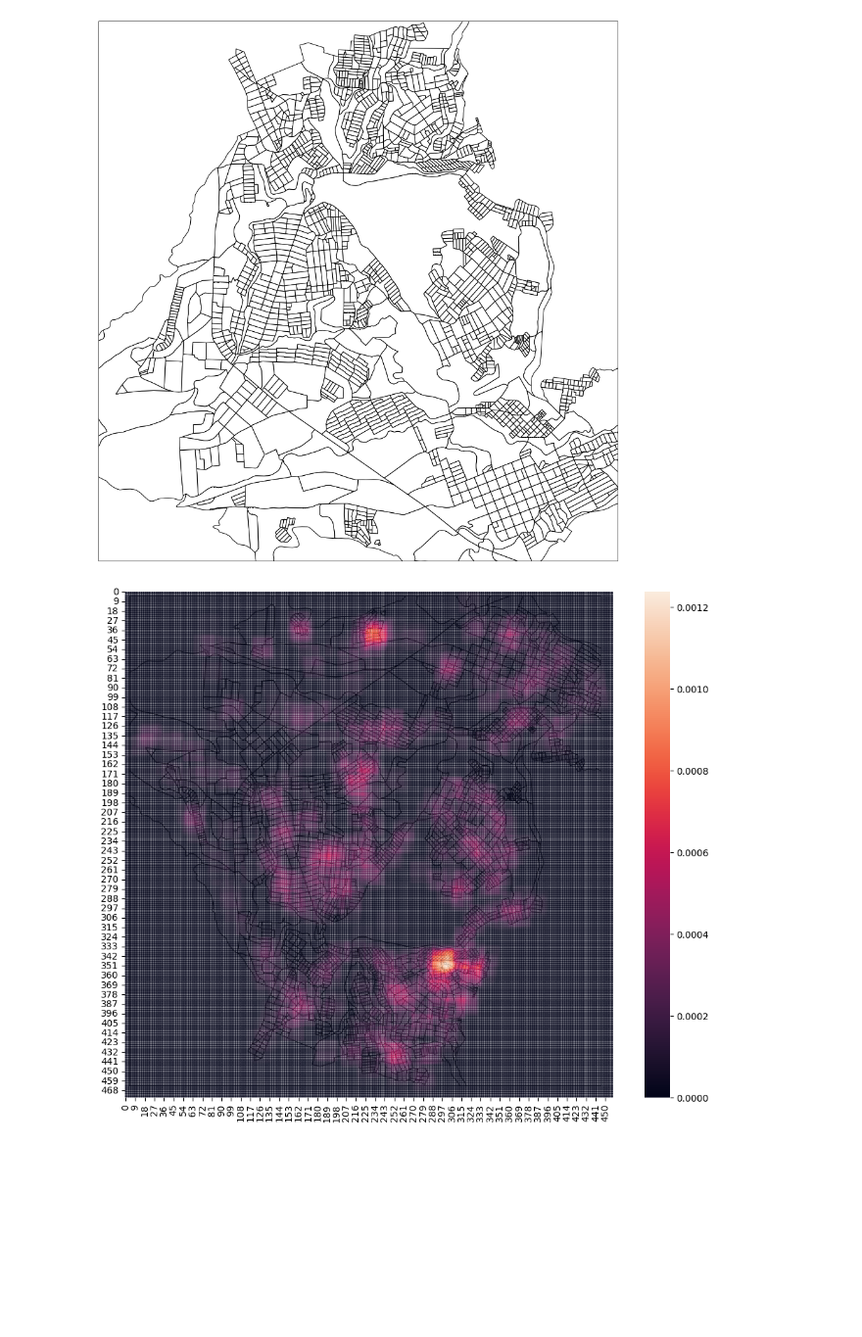
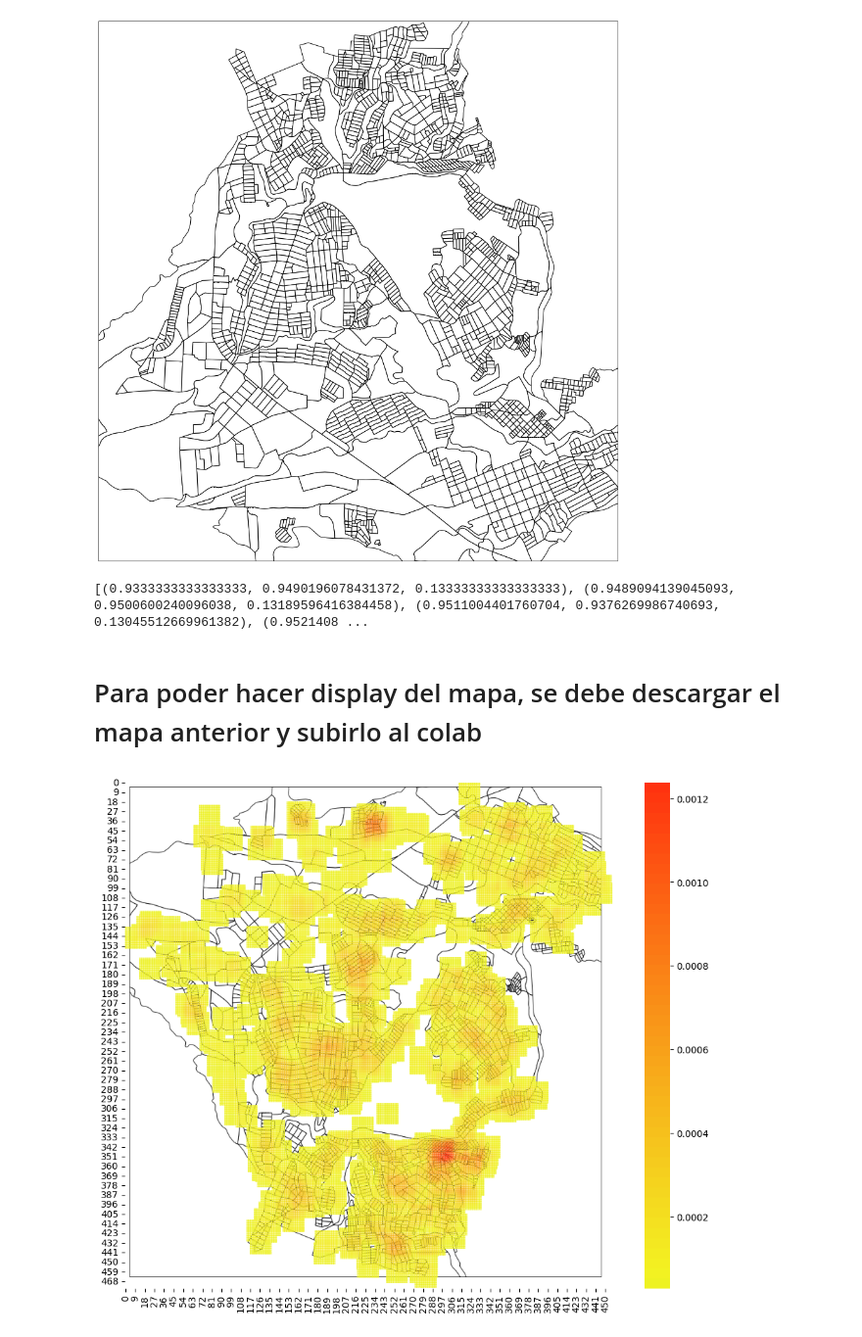
Before and after one commit to jvera672/cd_202202_juan_vera, a Jupyter notebook: Taller1.ipynb, the cells around one changed output. Shown at 98% size. Drawn from its saved outputs; the diff is of its cells as text; code cells hidden in the pictures; blank space fills up the shorter version.

```diff
--- a/Taller1.ipynb
+++ b/Taller1.ipynb
@@ -402,31 +414,72 @@ ax.add_line
 plt.show()
 # %% [output]
 [figure]
+# %%
+import colorsys
+import math
+def generar_gama(ri,gi,bi,rf,gf,bf,cantidad):
+  hsvi = colorsys.rgb_to_hsv(ri/255, gi/255, bi/255)
+  hsvf = colorsys.rgb_to_hsv(rf/255, gf/255, bf/255)
+
+  pasoh = (hsvf[0] - hsvi[0]) / (cantidad - 1)
+  pasos = (hsvf[1] - hsvi[1]) / (cantidad - 1)
+  pasov = (hsvf[2] - hsvi[2]) / (cantidad - 1)
+
+  listaRGB = []
+  #listaRGB.append([ri, gi, bi])
+  listaRGB.append((ri/255, gi/255, bi/255))
+  for i in range(cantidad - 1):
+    h = hsvi[0] + pasoh * (i + 1)
+    s = hsvi[1] + pasos * (i + 1)
+    v = hsvi[2] + pasov * (i + 1)
+
+    rgb = colorsys.hsv_to_rgb(h, s, v)
+    #listaRGB.append([round(rgb[0] * 255), round(rgb[1] * 255), round(rgb[2] * 255)])
+    listaRGB.append(rgb)
+
+  return listaRGB
+color = generar_gama( 238, 242, 34, 255, 50, 15, 50)
+print(color)
+# %% [output]
+[(0.9333333333333333, 0.9490196078431372, 0.13333333333333333), (0.9489094139045093, 0.9500600240096038, 0.13189596416384458), (0.9511004401760704, 0.9376269986740693, 0.13045512669961382), (0.9521408 ...
+# %% [markdown]
+# Para poder hacer display del mapa, se debe descargar el mapa anterior y subirlo al colab
 # %%
 import matplotlib
 #matplotlib.use('TkAgg')
 import matplotlib.pyplot as plt
 import pandas as pd
 import numpy as np
 import matplotlib.image as mpimg
 
 map_img = mpimg.imread('descarga.png')
+amap = np.zeros((rows, collums))
 
-amap = np.zeros((rows, collums))
+
 for i in range(0, len(dataArr)):
   for j in range(0, len(dataArr[i])):
     if (dataArr[i][j] != 0):
       for k in range(max(0, int(i-(bandWidth/res))), min(rows, int(i+(bandWidth/res)))):
         for l in range(max(0, int(j-(bandWidth/res))), min(collums, int(j+(bandWidth/res)))):
           d = math.sqrt((k-i)**2 + (l-j)**2)
           amap[k][l] += dataArr[i][j] * kernel_selection(1, d, bandWidth)/(math.pi*bandWidth**2)
 figure(figsize=(12, 10), dpi=100)
 
-hmax = hmax = sns.heatmap(amap)
+mask = np.zeros((rows, collums))
+for row in range(rows):
+  for collum in range(collums):
+    if(amap[row][collum] == 0):
+      mask[row][collum] = True
+    else:
+      mask[row][collum] = False
+
+colorTest = [(1,0,0), (1,1,0)]
+
+hmax = sns.heatmap(amap, cmap=color, mask=mask)
 hmax.collections[0].set_alpha(0.5)
 
 plt.imshow(map_img, zorder=0, extent=[0.5, 450.0, 1.0, 468.0])
 
 plt.show()
 # %% [output]
-[figure, old version]
+[figure, new version]
```
Also changed, not shown: parts of 1 cell of this notebook.
